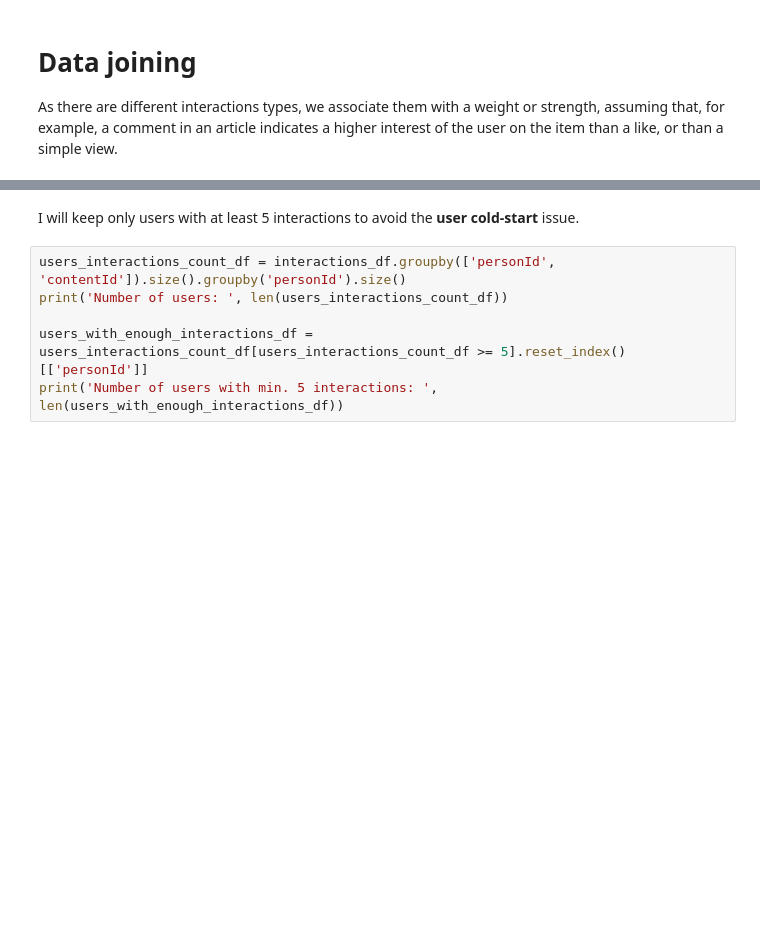
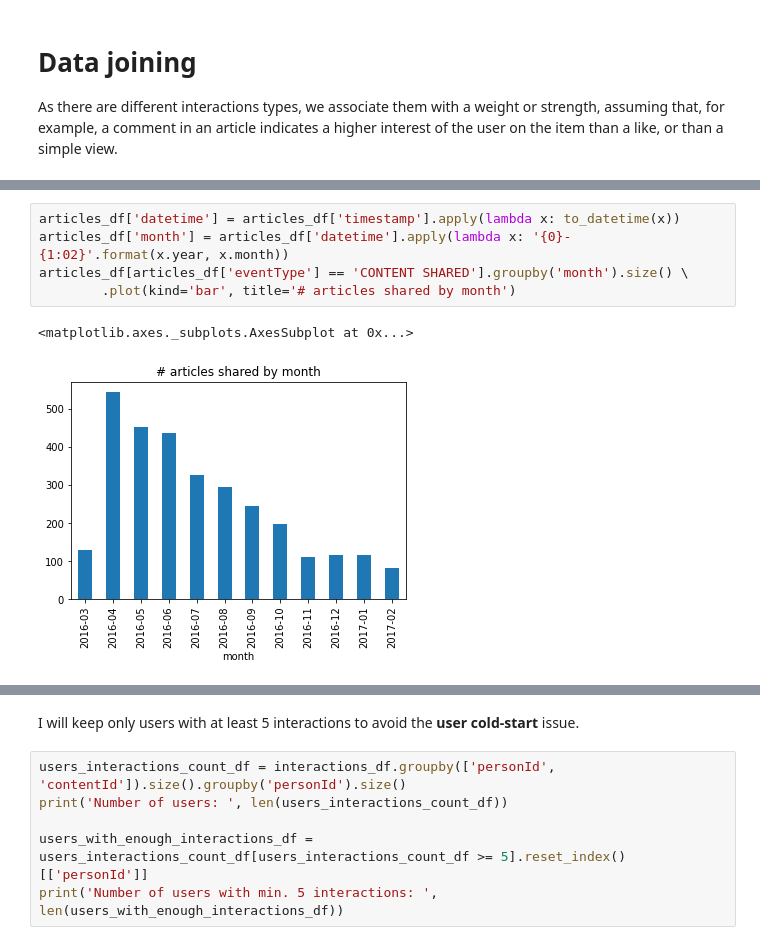
Before and after one commit to salma71/MSDS_SU2020, a Jupyter notebook: Recommender_system612/week_2/Project_2.ipynb, the cells around one changed output, grey strips where cells are left out. Drawn from its saved outputs; the diff is of its cells as text; blank space fills up the shorter version.

```diff
--- a/Recommender_system612/week_2/Project_2.ipynb
+++ b/Recommender_system612/week_2/Project_2.ipynb
@@ -108,0 +151,8 @@ interactions_df.head()
+# %%
+articles_df['datetime'] = articles_df['timestamp'].apply(lambda x: to_datetime(x))
+articles_df['month'] = articles_df['datetime'].apply(lambda x: '{0}-{1:02}'.format(x.year, x.month))
+articles_df[articles_df['eventType'] == 'CONTENT SHARED'].groupby('month').size() \
+        .plot(kind='bar', title='# articles shared by month')
+# %% [output]
+<matplotlib.axes._subplots.AxesSubplot at 0x...>
+[figure, added]
```
Also changed, not shown: parts of 26 cells of this notebook, 1 other file.
